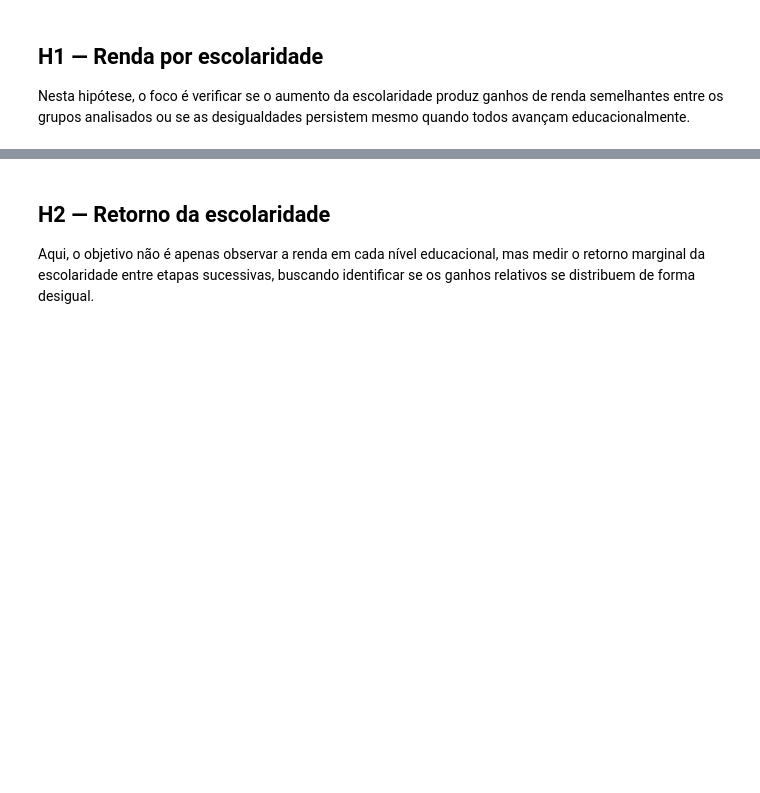
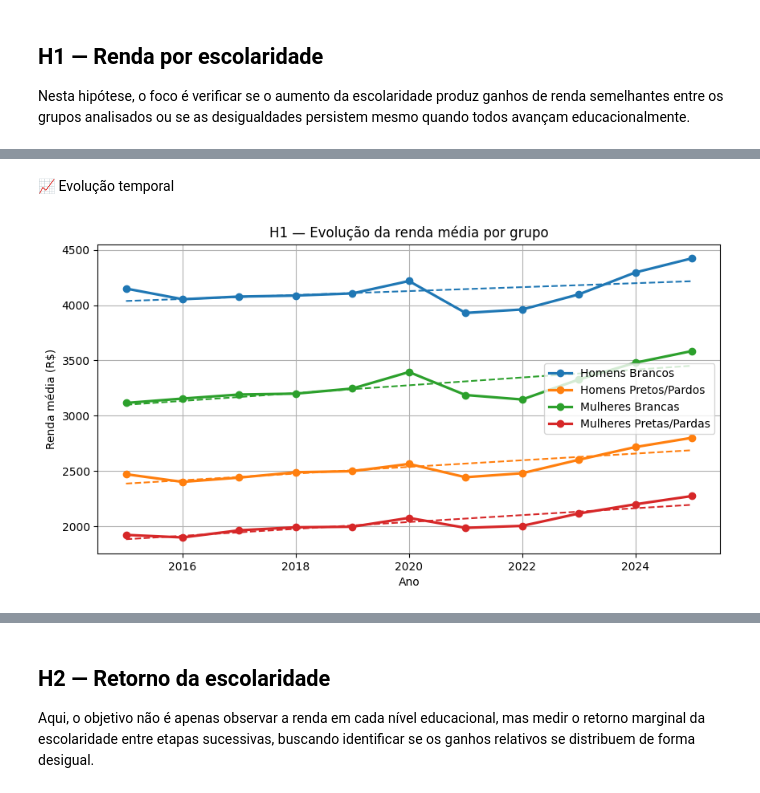
Before and after one commit to daninagem/tccpuc, a Jupyter notebook: notebook/notebook_jupyter.ipynb, the cells around one changed output, grey strips where cells are left out. Saved outputs shown, nothing was run; the diff lists cells and outputs as text; code cells hidden in the pictures; blank space fills up the shorter version.

```diff
--- a/notebook/notebook_jupyter.ipynb
+++ b/notebook/notebook_jupyter.ipynb
@@ -87,0 +595,21 @@ Nesta hipótese, o foco é verificar se o aumento da escolaridade produz ganhos
+# %% [markdown]
+📈 Evolução temporal
+# %%
+tab_ano = (
+    df_plot
+    .groupby(["ano", "grupo_h1"], observed=False)[[VALUE_COL, WEIGHT_COL]]
+    .apply(lambda g: wmean(g[VALUE_COL], g[WEIGHT_COL]))
+    .reset_index(name="renda_media")
+)
+
+piv_ano = tab_ano.pivot(index="ano", columns="grupo_h1", values="renda_media")
+piv_ano = piv_ano[[c for c in GROUP_ORDER if c in piv_ano.columns]]
+
+plot_series_por_grupo_com_tendencia(
+    piv_ano,
+    title="H1 — Evolução da renda média por grupo",
+    y_label="Renda média (R$)",
+    show=SHOW_PLOTS
+)
+# %% [output]
+[figure, added]
```
Also changed, not shown: parts of 126 cells of this notebook.
